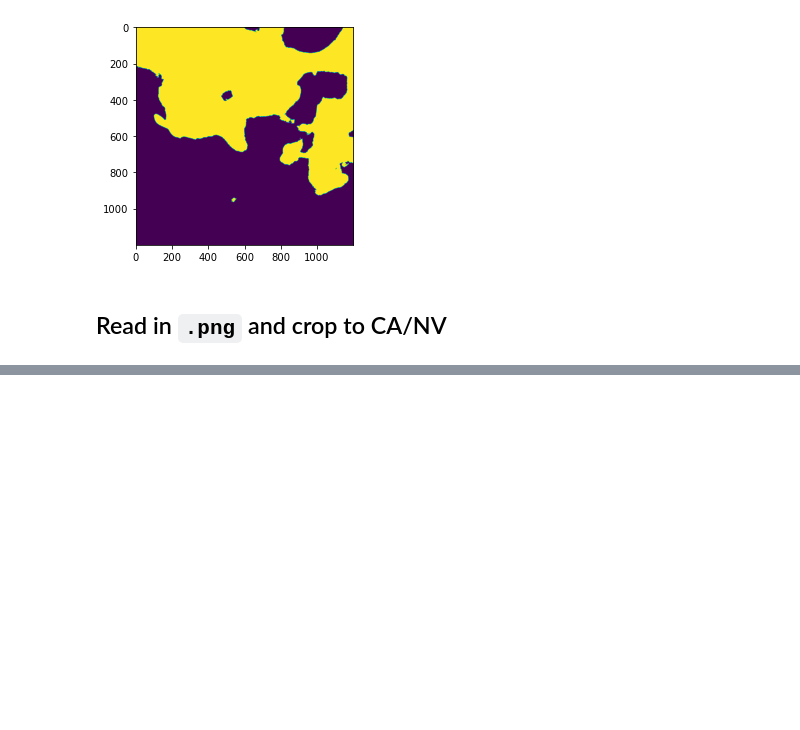
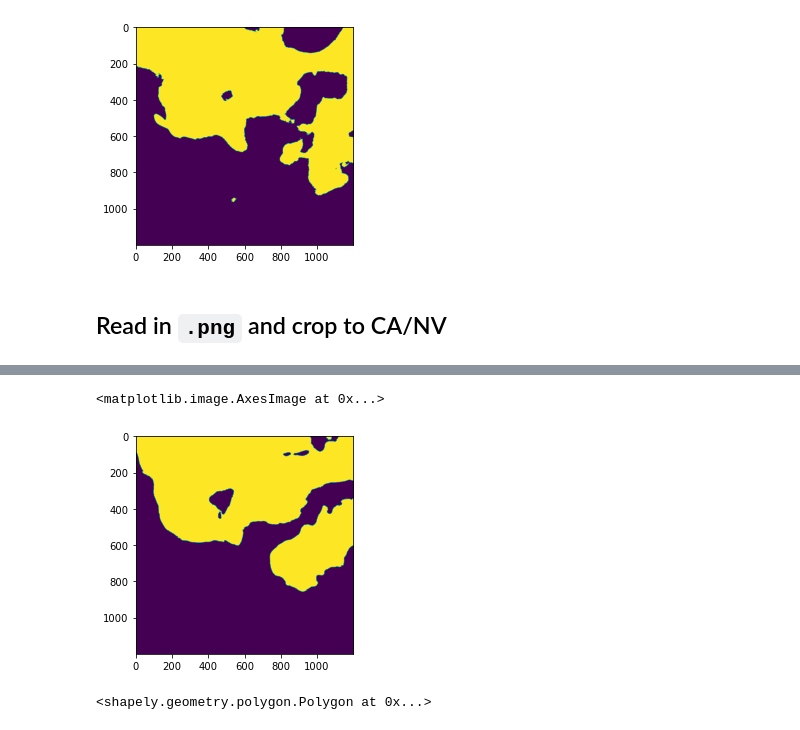
Before and after one commit to jeffwen/smoke_segmentation, a Jupyter notebook: notebooks/3-1_pytorch_network_training.ipynb, the cells around one changed output, grey strips where cells are left out. Cells and saved outputs as stored; diff of their text form; code cells hidden in the pictures; blank space fills up the shorter version.

```diff
--- a/notebooks/3-1_pytorch_network_training.ipynb
+++ b/notebooks/3-1_pytorch_network_training.ipynb
@@ -327,0 +367,11 @@ data.shape[2]
+# %%
+out_preds_raw_1 = model(blah)
+out_preds_raw_2 = model(blah_1)
+out_preds_raw_3 = model(blah_2)
+# %%
+out_preds_raw = torch.cat((out_preds_raw_1, out_preds_raw_2, out_preds_raw_3), dim=0)
+# %%
+out_probs = torch.nn.functional.sigmoid(out_preds_raw)
+
+# threshold and turn into mask
+out_maps = (out_probs > 0.3).int().detach().numpy()
@@ -327,0 +393,5 @@ data.shape[2]
+# %%
+plt.imshow(rasterio.features.sieve(what, 100))
+# %% [output]
+<matplotlib.image.AxesImage at 0x...>
+[figure, added]
@@ -327,0 +404,4 @@ data.shape[2]
+# %%
+shape(shapes_list[3][0])
+# %% [output]
+<shapely.geometry.polygon.Polygon at 0x...>
```
Also changed, not shown: parts of 32 cells of this notebook, 5 other files.
